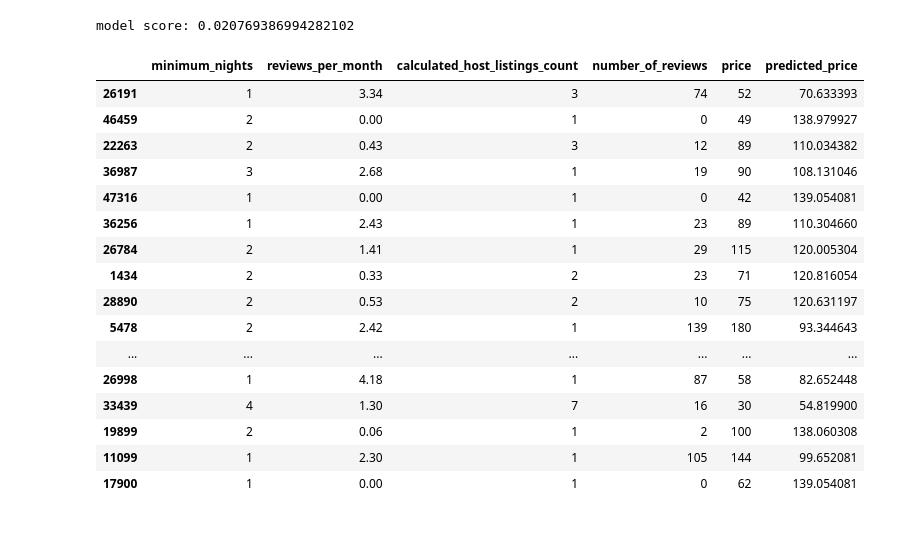
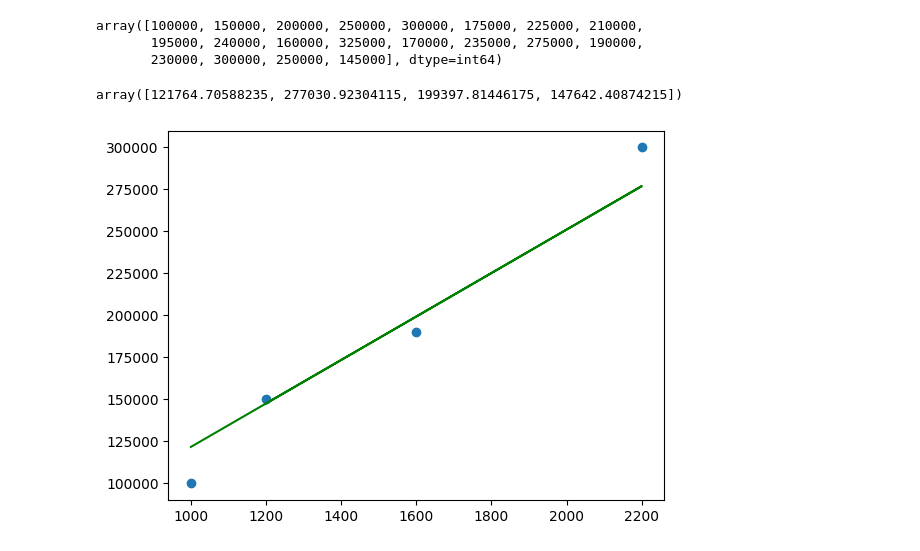
Before and after one commit to Cherpakov-Kirill/MasterML, a Jupyter notebook: 1.linear regression/linear_regression.ipynb, the cells around one changed output. Drawn from its saved outputs; the diff is of its cells as text; code cells hidden in the pictures.

Commit message:
[1.linear regression] Second try

```diff
--- a/1.linear regression/linear_regression.ipynb
+++ b/1.linear regression/linear_regression.ipynb
@@ -128,31 +112,0 @@ x_train, x_test, y_train, y_test = train_test_split(x, y, test_size=0.2)
-# %%
-from sklearn.linear_model import LinearRegression
-
-model = LinearRegression().fit(x_train, y_train)
-y_pred = model.predict(x_test)
-
-resultData = x_test.join(y_test)
-resultData['predicted_price'] = y_pred
-
-score = model.score(x, y)
-print('model score:', score)
-resultData
-# %% [output]
-model score: 0.020769386994282102
-|  | minimum_nights | reviews_per_month | calculated_host_listings_count | number_of_reviews | price | predicted_price |
-| 26191 | 1 | 3.34 | 3 | 74 | 52 | 70.633393 |
-| 46459 | 2 | 0.00 | 1 | 0 | 49 | 138.979927 |
-| 22263 | 2 | 0.43 | 3 | 12 | 89 | 110.034382 |
-| 36987 | 3 | 2.68 | 1 | 19 | 90 | 108.131046 |
-| 47316 | 1 | 0.00 | 1 | 0 | 42 | 139.054081 |
-| 36256 | 1 | 2.43 | 1 | 23 | 89 | 110.304660 |
-| 26784 | 2 | 1.41 | 1 | 29 | 115 | 120.005304 |
-| 1434 | 2 | 0.33 | 2 | 23 | 71 | 120.816054 |
-| 28890 | 2 | 0.53 | 2 | 10 | 75 | 120.631197 |
-| 5478 | 2 | 2.42 | 1 | 139 | 180 | 93.344643 |
-| ... | ... | ... | ... | ... | ... | ... |
-| 26998 | 1 | 4.18 | 1 | 87 | 58 | 82.652448 |
-| 33439 | 4 | 1.30 | 7 | 16 | 30 | 54.819900 |
-| 19899 | 2 | 0.06 | 1 | 2 | 100 | 138.060308 |
-| 11099 | 1 | 2.30 | 1 | 105 | 144 | 99.652081 |
-| 17900 | 1 | 0.00 | 1 | 0 | 62 | 139.054081 |
@@ -160,0 +113,16 @@ plt.scatter(x.calculated_host_listings_count, y)
+# %%
+y
+# %% [output]
+array([100000, 150000, 200000, 250000, 300000, 175000, 225000, 210000,
+       195000, 240000, 160000, 325000, 170000, 235000, 275000, 190000,
+       230000, 300000, 250000, 145000], dtype=int64)
+# %%
+y_pred
+# %% [output]
+array([121764.70588235, 277030.92304115, 199397.81446175, 147642.40874215])
+# %%
+plt.scatter(x_test, y_test)
+plt.plot(x_test, y_pred, color = 'g')
+plt.show()
+# %% [output]
+[figure, added]
```
Also changed, not shown: parts of 15 cells of this notebook.
